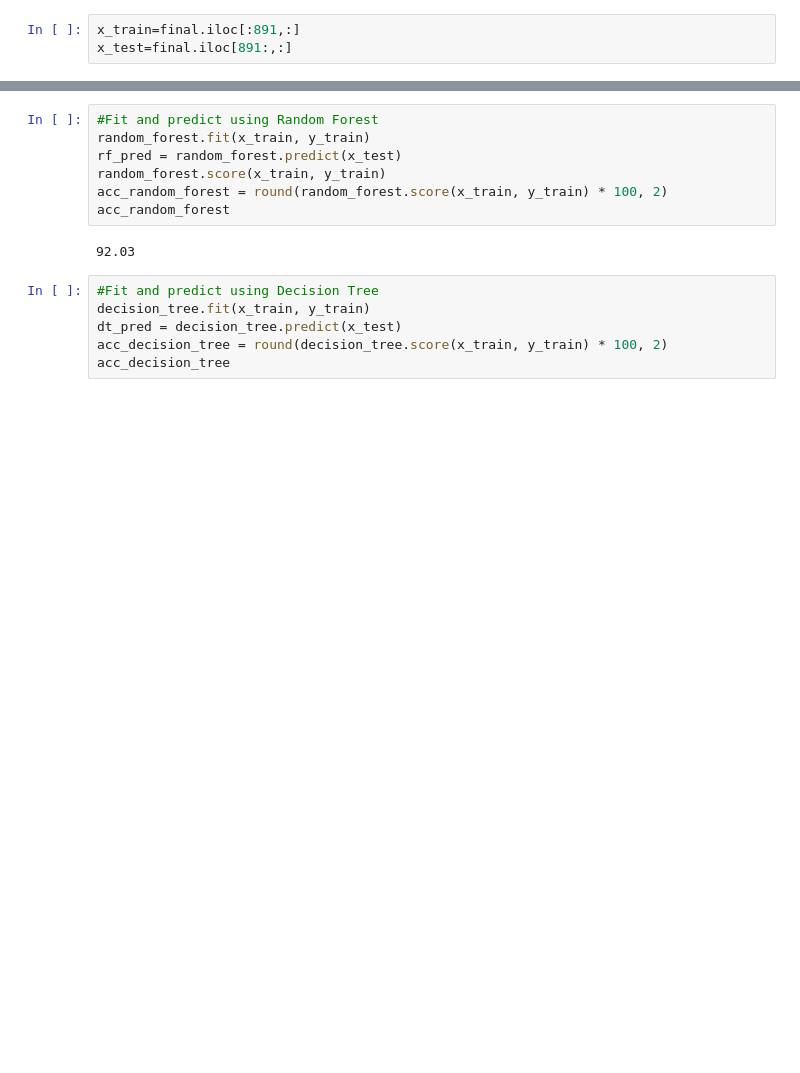
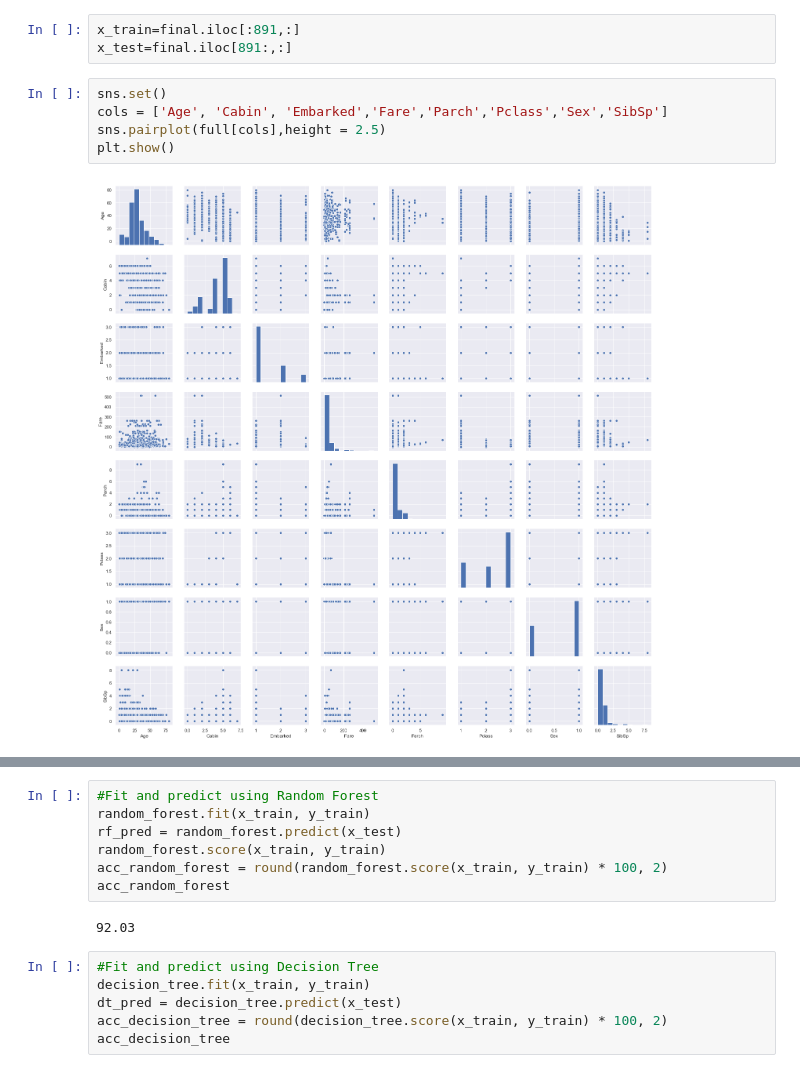
Before and after one commit to Joy0805/CS634-MidtermProject1, a Jupyter notebook: Project2.ipynb, the cells around one changed output, grey strips where cells are left out. Drawn from its saved outputs; the diff is of its cells as text; blank space fills up the shorter version.

```diff
--- a/Project2.ipynb
+++ b/Project2.ipynb
@@ -312,6 +330,13 @@ final.head(5)
 # %%
 x_train=final.iloc[:891,:]
 x_test=final.iloc[891:,:]
+# %%
+sns.set()
+cols = ['Age', 'Cabin', 'Embarked','Fare','Parch','Pclass','Sex','SibSp']
+sns.pairplot(full[cols],height = 2.5)
+plt.show()
+# %% [output]
+[figure, added]
 # %%
 #Fit and predict using Logistic Regression
 logreg.fit(x_train, y_train)
```
Also changed, not shown: parts of 19 cells of this notebook.
